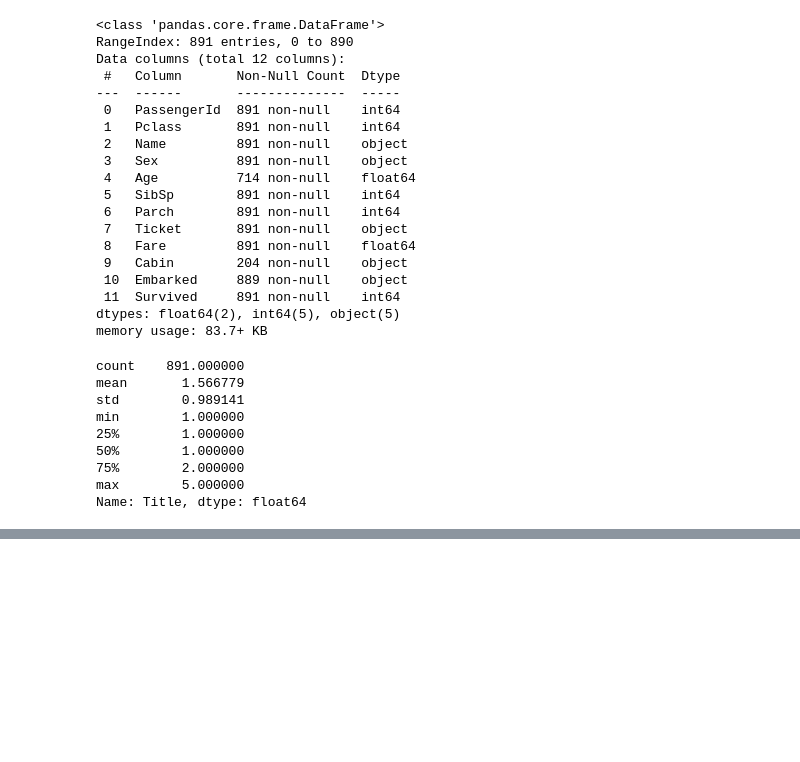
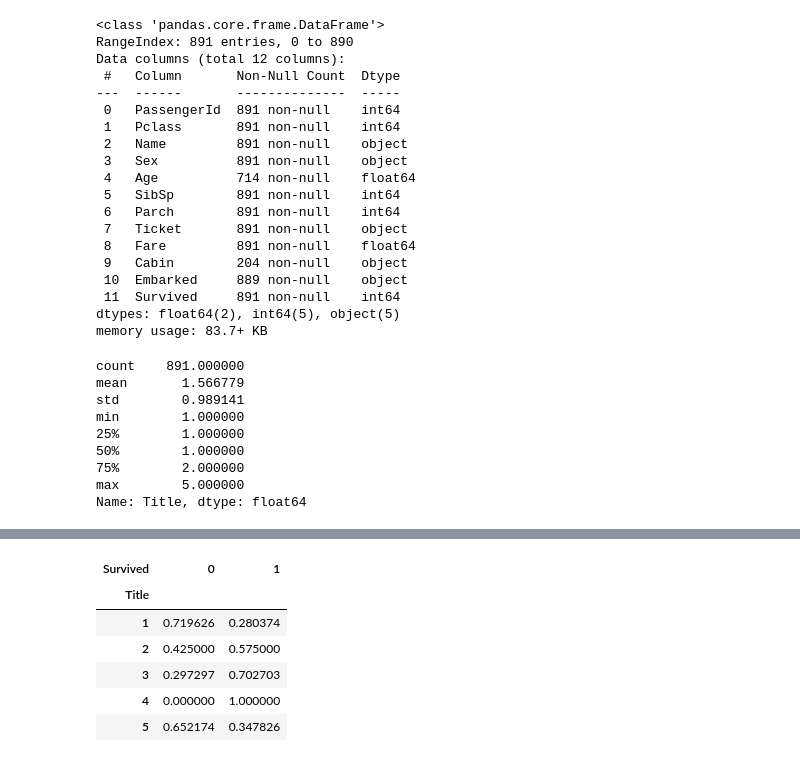
Before and after one commit to Abtinz/Machine-Learning-with-Python, a Jupyter notebook: Data Proccessing/TitanicPreproccessing/PreproccessingTitanic.ipynb, the cells around one changed output, grey strips where cells are left out. Cells and saved outputs as stored; diff of their text form; code cells hidden in the pictures; blank space fills up the shorter version.

```diff
--- a/Data Proccessing/TitanicPreproccessing/PreproccessingTitanic.ipynb
+++ b/Data Proccessing/TitanicPreproccessing/PreproccessingTitanic.ipynb
@@ -119,0 +131,11 @@ df.head(15)
+# %%
+percented_crosstabed_df = crosstabed_df.div(crosstabed_df.sum(1).astype(float) , axis = 0)
+percented_crosstabed_df
+# %% [output]
+| Survived | 0 | 1 |
+| Title |  |  |
+| 1 | 0.719626 | 0.280374 |
+| 2 | 0.425000 | 0.575000 |
+| 3 | 0.297297 | 0.702703 |
+| 4 | 0.000000 | 1.000000 |
+| 5 | 0.652174 | 0.347826 |
```
Also changed, not shown: parts of 3 cells of this notebook.
